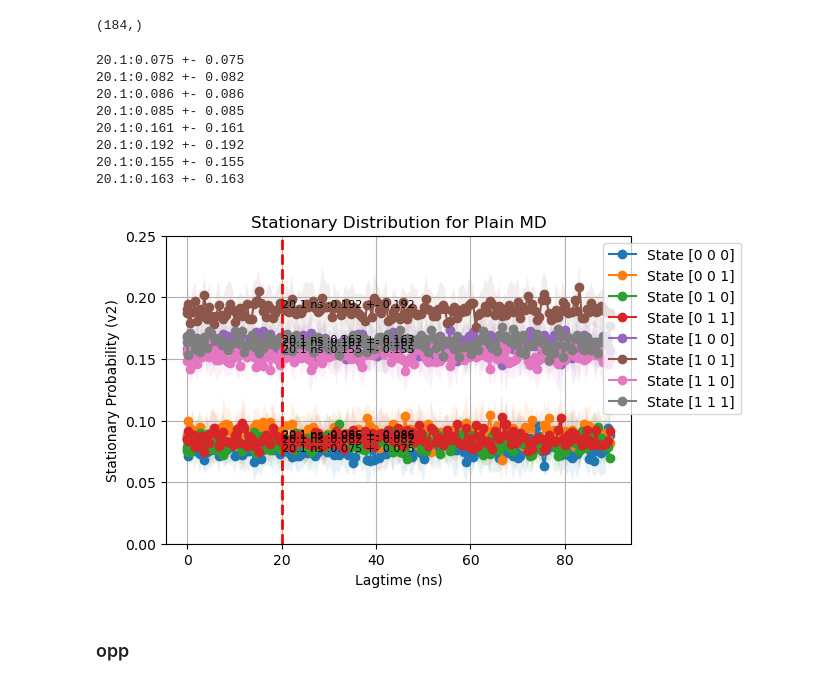
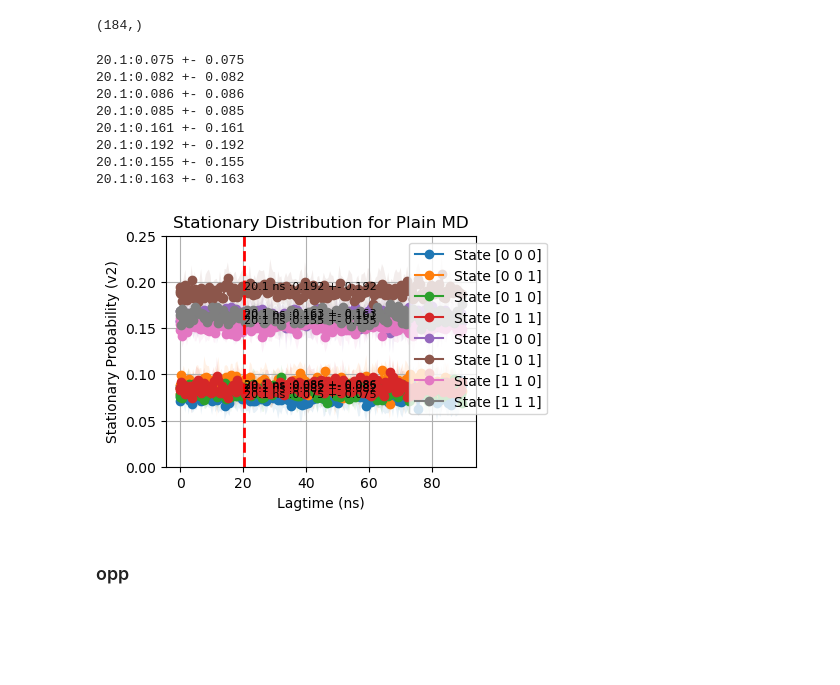
Before and after one commit to starwingc/peptoid_ESM, a Jupyter notebook: Analysis/stationary_population_8_comform.ipynb, the cells around one changed output. Drawn from its saved outputs; the diff is of its cells as text; code cells hidden in the pictures; blank space fills up the shorter version.

```diff
--- a/Analysis/stationary_population_8_comform.ipynb
+++ b/Analysis/stationary_population_8_comform.ipynb
@@ -556,7 +560,7 @@ meta_oph_lagtimes_ns.shape
 # %% [output]
 (184,)
 # %%
-plt.figure(figsize=(6, 4))
+plt.figure(figsize=(4, 3))
 state_to_plot = range(8)  # Fix: Select states 0 to 7
 
 # Loop through selected states and plot each separately
@@ -567,34 +571,34 @@ for i, state in enumerate(state_to_plot):
     plt.fill_between(meta_oph_lagtimes_ns,
                      meta_oph_pi_all_means[:, i] + meta_oph_pi_all_stds[:, i],  # Upper bound
                      meta_oph_pi_all_means[:, i] - meta_oph_pi_all_stds[:, i],  # Lower bound
                      alpha=0.1)
 
     # Annotate the first point with its value
     first_x = meta_oph_lagtimes_ns[44]
     first_y = meta_oph_pi_all_means[44, i]
     first_y_var = meta_oph_pi_all_means[44, i]
     plt.text(first_x, first_y,  f"{first_x} ns :{first_y:.3f} +- {first_y_var:.3f}", fontsize=8)
     print(f"{first_x}:{first_y:.3f} +- {first_y_var:.3f}")
 
 plt.axvline(x=first_x, color='r', linestyle='--', linewidth=2)
 
 plt.xlabel('Lagtime (ns)')
 plt.ylabel('Stationary Probability (v2)')
 plt.title('Stationary Distribution for Plain MD')
 plt.legend(loc='upper right', bbox_to_anchor=(1.25, 1))
 plt.ylim(0, 0.25)
 plt.grid(True)
 plt.show()
 # %% [output]
 20.1:0.075 +- 0.075
 20.1:0.082 +- 0.082
 20.1:0.086 +- 0.086
 20.1:0.085 +- 0.085
 20.1:0.161 +- 0.161
 20.1:0.192 +- 0.192
 20.1:0.155 +- 0.155
 20.1:0.163 +- 0.163
-[figure, old version]
+[figure, new version]
 # %% [markdown]
 ### opp
 # %%
```
Also changed, not shown: parts of 13 cells of this notebook, 1 other file.
